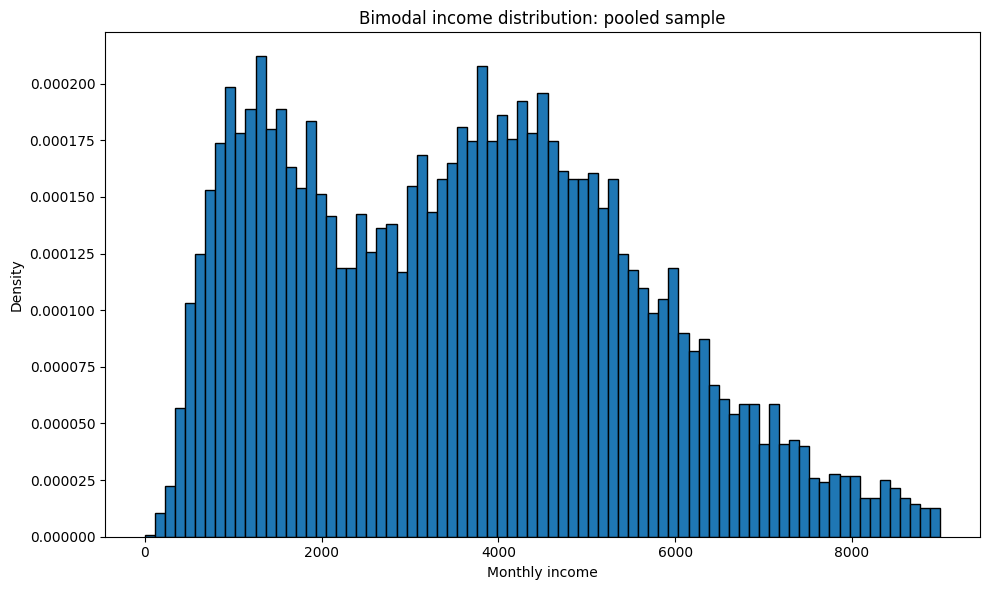
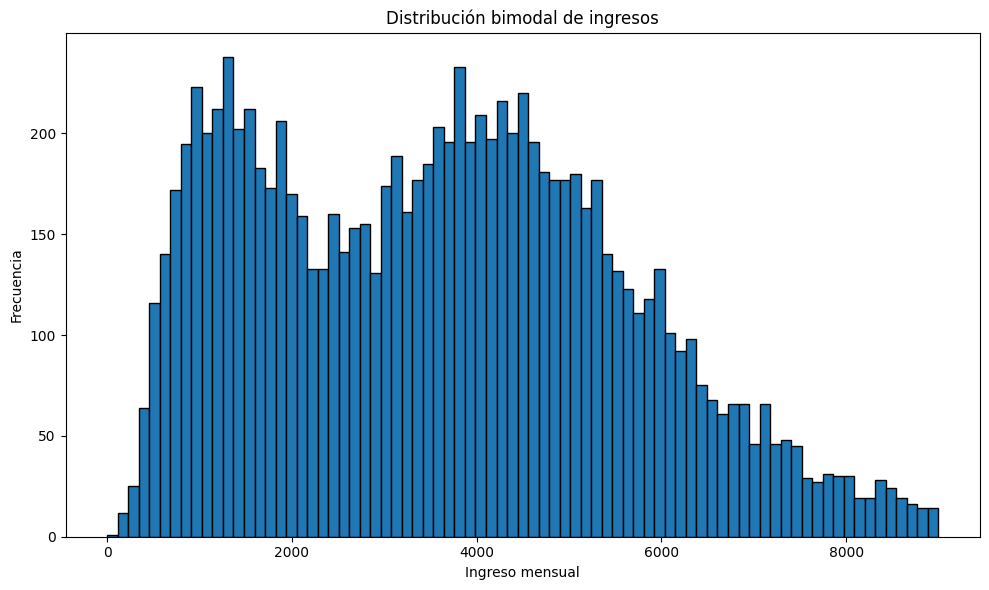
Unified diff of the notebook cell whose output changed from the first chart to the second:
--- before
+++ after
@@ -55,10 +55,6 @@
 # ------------------------------------------------------------
 
-plt.figure(figsize=(10, 6))
-
-bins = np.linspace(0, 9000, 80)
-
 # Single histogram of the total income distribution
-plt.figure(figsize=(10, 6))
+plt.figure(figsize=(4, 3))
 
 bins = np.linspace(0, 9000, 80)
@@ -72,6 +68,6 @@
 
 plt.xlabel("Ingreso mensual")
-plt.ylabel("Frecuencua")
-plt.title("Distribucion bimodal del ingresos")
+plt.ylabel("Frecuencia")
+plt.title("Distribución bimodal de ingresos")
 plt.tight_layout()
 plt.show()
@@ -81,5 +77,5 @@
     bins=bins,
     alpha=0.45,
-    density=True,
+    density=False,
     label="Women"
 )
@@ -89,11 +85,11 @@
     bins=bins,
     alpha=0.45,
-    density=True,
+    density=False,
     label="Men"
 )
 
 plt.xlabel("Ingreso mensual")
-plt.ylabel("Density")
-plt.title("Bimodal income distribution: mixture of women and men")
+plt.ylabel("Frecuencia")
+plt.title("Distribución bimodal de ingresos por sexo")
 plt.legend()
 plt.tight_layout()

Commit: Se creó con Colab